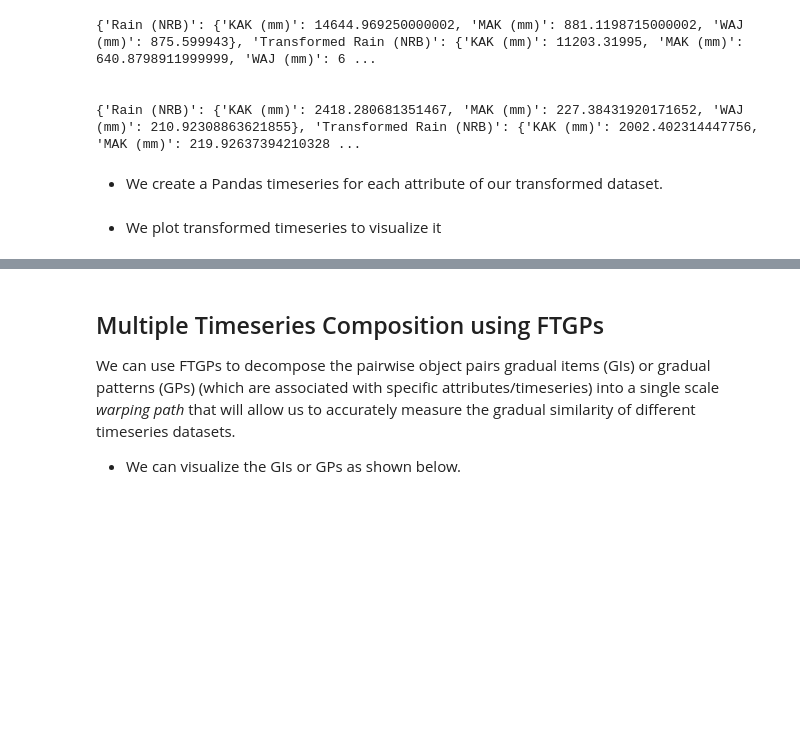
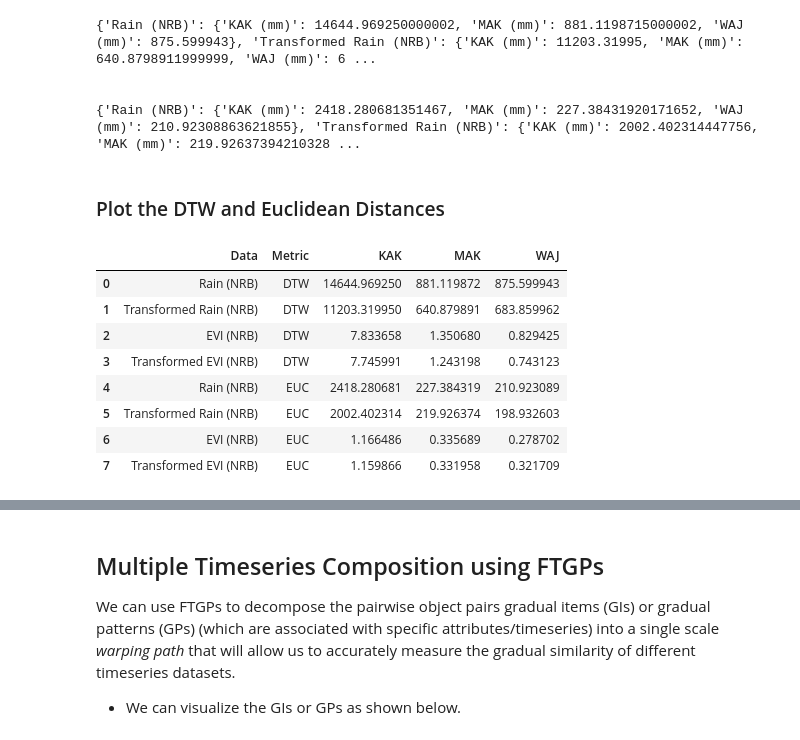
Before and after one commit to owuordickson/t-graank, a Jupyter notebook: analysis/timeseries_analysis.ipynb, the cells around one changed output, grey strips where cells are left out. Saved outputs shown, nothing was run; the diff lists cells and outputs as text; code cells hidden in the pictures; blank space fills up the shorter version.

```diff
--- a/analysis/timeseries_analysis.ipynb
+++ b/analysis/timeseries_analysis.ipynb
@@ -225,5 +226,3 @@ print(euc_data)
 
 
 {'Rain (NRB)': {'KAK (mm)': 2418.280681351467, 'MAK (mm)': 227.38431920171652, 'WAJ (mm)': 210.92308863621855}, 'Transformed Rain (NRB)': {'KAK (mm)': 2002.402314447756, 'MAK (mm)': 219.92637394210328 ...
-# %% [markdown]
-* We create a Pandas timeseries for each attribute of our transformed dataset.
@@ -244,2 +228,0 @@ for col in range(col_count):
-# %% [markdown]
-* We plot transformed timeseries to visualize it
@@ -250,0 +229,34 @@ plt.legend()
+# %% [markdown]
+### Plot the DTW and Euclidean Distances
+# %%
+locations = ['KAK', 'MAK', 'WAJ']
+columns = ['Data', 'Metric']
+columns.extend(locations)
+
+plt_data = []
+for key, val_dict in dtw_data.items():
+    row = [key, "DTW"]
+    for k, v in val_dict.items():
+        row.append(v)
+    plt_data.append(row)
+
+for key, val_dict in euc_data.items():
+    row = [key, "EUC"]
+    for k, v in val_dict.items():
+        row.append(v)
+    plt_data.append(row)
+
+plt_df = pd.DataFrame(plt_data, columns=columns)
+#plt_df.set_index('Data', inplace=True)
+#plt_df.sort_values(by='Data', inplace=True)
+plt_df
+# %% [output]
+|  | Data | Metric | KAK | MAK | WAJ |
+| 0 | Rain (NRB) | DTW | 14644.969250 | 881.119872 | 875.599943 |
+| 1 | Transformed Rain (NRB) | DTW | 11203.319950 | 640.879891 | 683.859962 |
+| 2 | EVI (NRB) | DTW | 7.833658 | 1.350680 | 0.829425 |
+| 3 | Transformed EVI (NRB) | DTW | 7.745991 | 1.243198 | 0.743123 |
+| 4 | Rain (NRB) | EUC | 2418.280681 | 227.384319 | 210.923089 |
+| 5 | Transformed Rain (NRB) | EUC | 2002.402314 | 219.926374 | 198.932603 |
+| 6 | EVI (NRB) | EUC | 1.166486 | 0.335689 | 0.278702 |
+| 7 | Transformed EVI (NRB) | EUC | 1.159866 | 0.331958 | 0.321709 |
```
Also changed, not shown: parts of 7 cells of this notebook.
